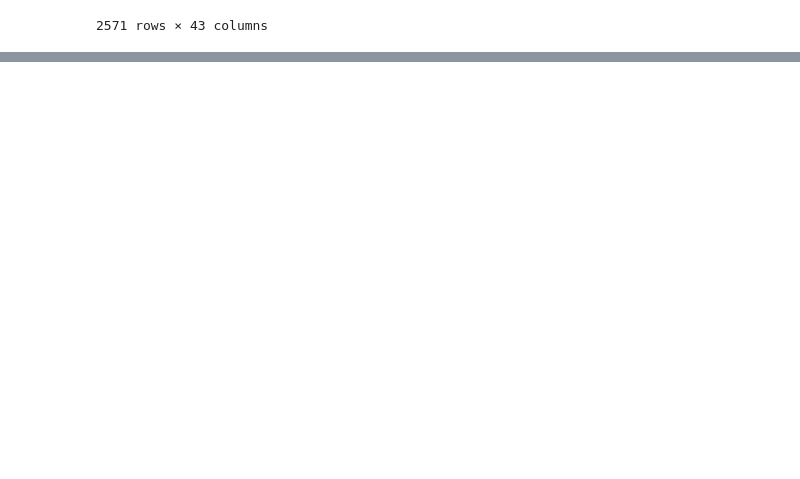
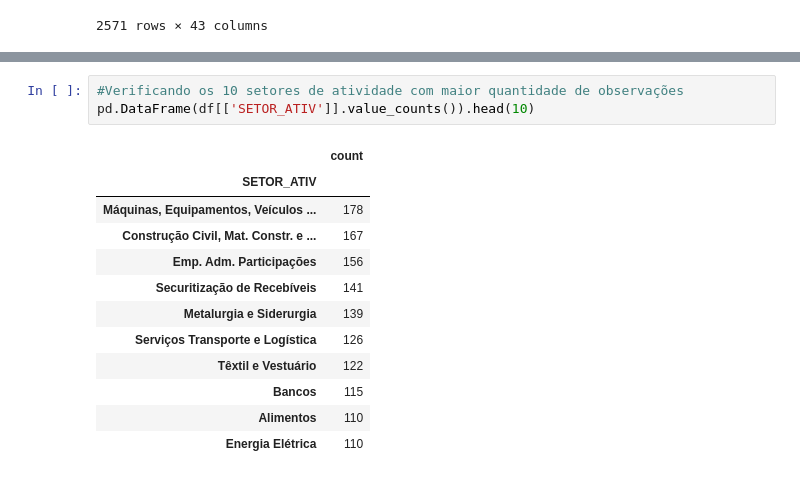
Before and after one commit to Wolfgang-Amadeus-Mozart/Projetos_ciencia_de_dados, a Jupyter notebook: Dados CVM/Analise_dados_cadastrais_cvm.ipynb, the cells around one changed output, grey strips where cells are left out. Drawn from its saved outputs; the diff is of its cells as text; blank space fills up the shorter version.

```diff
--- a/Dados CVM/Analise_dados_cadastrais_cvm.ipynb
+++ b/Dados CVM/Analise_dados_cadastrais_cvm.ipynb
@@ -202,0 +321,16 @@ np.round(
+# %%
+#Verificando os 10 setores de atividade com maior quantidade de observações
+pd.DataFrame(df[['SETOR_ATIV']].value_counts()).head(10)
+# %% [output]
+|  | count |
+| SETOR_ATIV |  |
+| Máquinas, Equipamentos, Veículos ... | 178 |
+| Construção Civil, Mat. Constr. e ... | 167 |
+| Emp. Adm. Participações | 156 |
+| Securitização de Recebíveis | 141 |
+| Metalurgia e Siderurgia | 139 |
+| Serviços Transporte e Logística | 126 |
+| Têxtil e Vestuário | 122 |
+| Bancos | 115 |
+| Alimentos | 110 |
+| Energia Elétrica | 110 |
```
Also changed, not shown: parts of 10 cells of this notebook.
